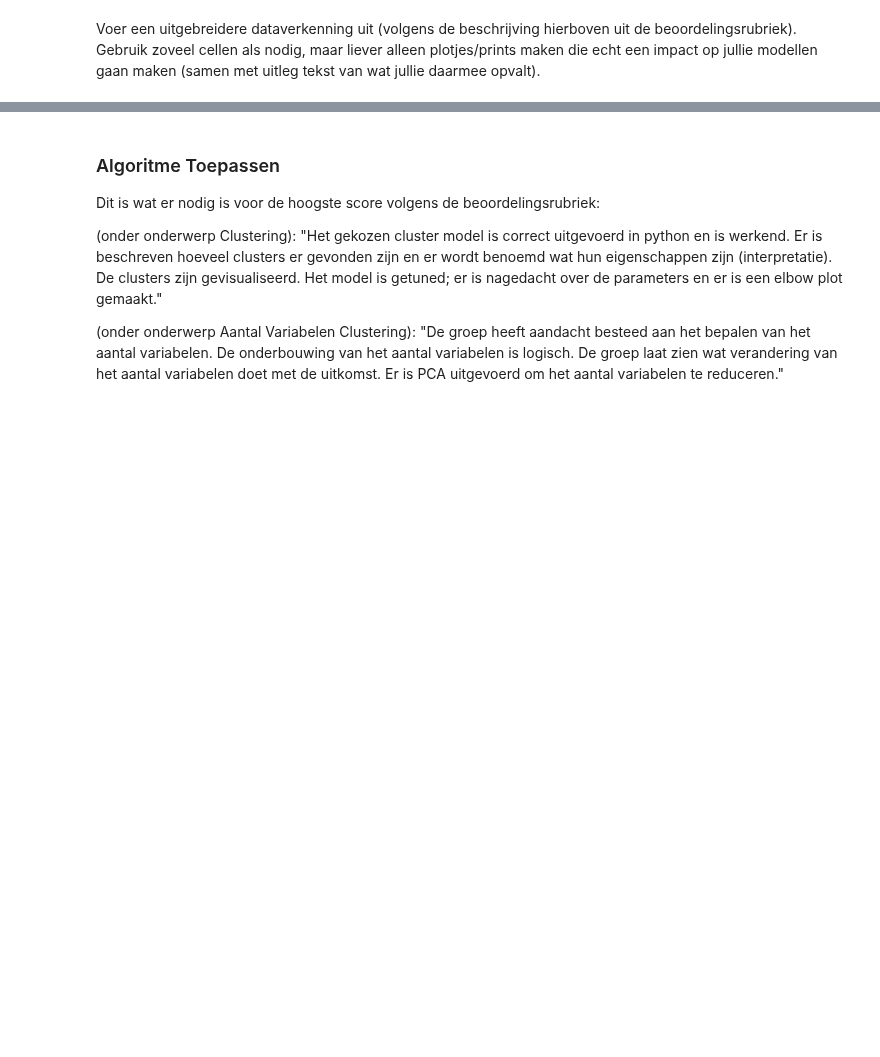
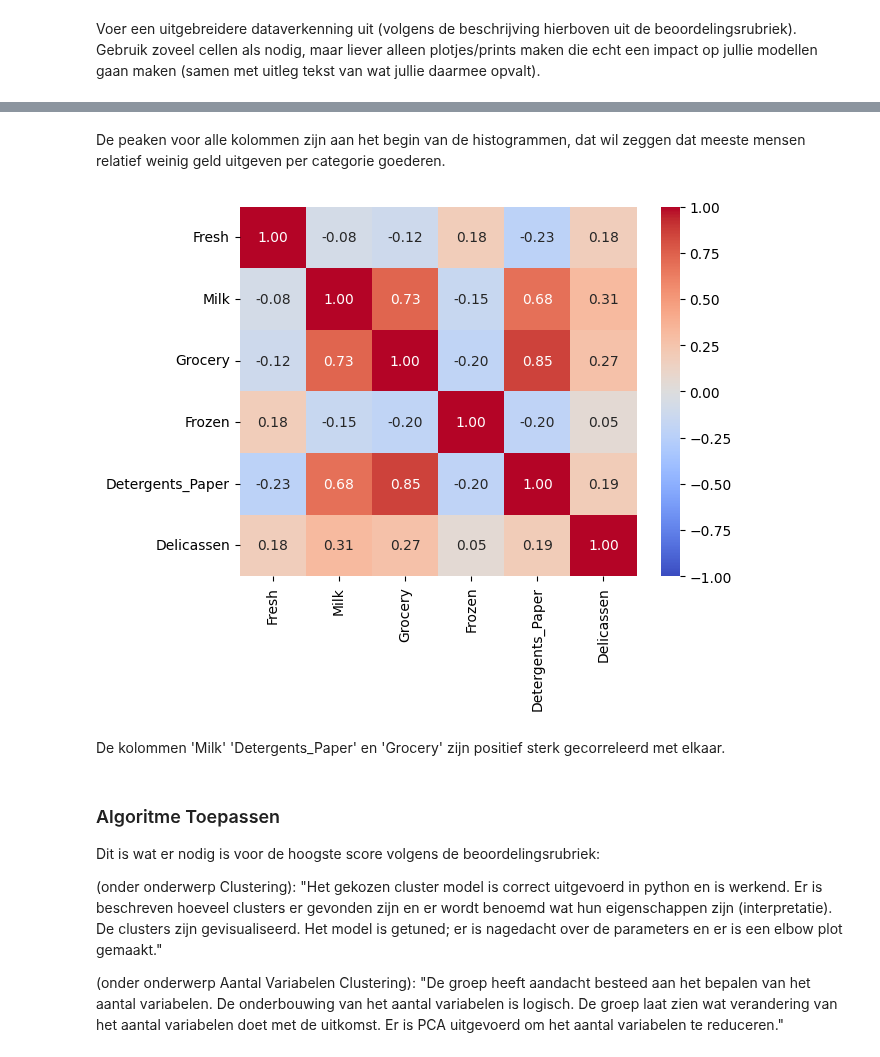
Before and after one commit to yanj27/Smart_Industry, a Jupyter notebook: Data Mining/Opdracht 3/Data Mining - Opdracht 3 (Clustering).ipynb, the cells around one changed output, grey strips where cells are left out. Saved outputs shown, nothing was run; the diff lists cells and outputs as text; code cells hidden in the pictures; blank space fills up the shorter version.

```diff
--- a/Data Mining/Opdracht 3/Data Mining - Opdracht 3 (Clustering).ipynb
+++ b/Data Mining/Opdracht 3/Data Mining - Opdracht 3 (Clustering).ipynb
@@ -202,3 +320,13 @@ Voer een uitgebreidere dataverkenning uit (volgens de beschrijving hierboven uit
+# %% [markdown]
+De peaken voor alle kolommen zijn aan het begin van de histogrammen, dat wil zeggen dat meeste mensen relatief weinig geld uitgeven per categorie goederen.
+# %%
+import seaborn as sns
+sns.heatmap(filtered_data.corr(), annot=True, fmt=".2f", cmap='coolwarm', vmax=1, vmin=-1)
+plt.show()
+# %% [output]
+[figure, added]
+# %% [markdown]
+De kolommen 'Milk' 'Detergents_Paper' en 'Grocery' zijn positief sterk gecorreleerd met elkaar.
 # %% [markdown]
 ### Algoritme Toepassen
 
```
Also changed, not shown: parts of 12 cells of this notebook.
